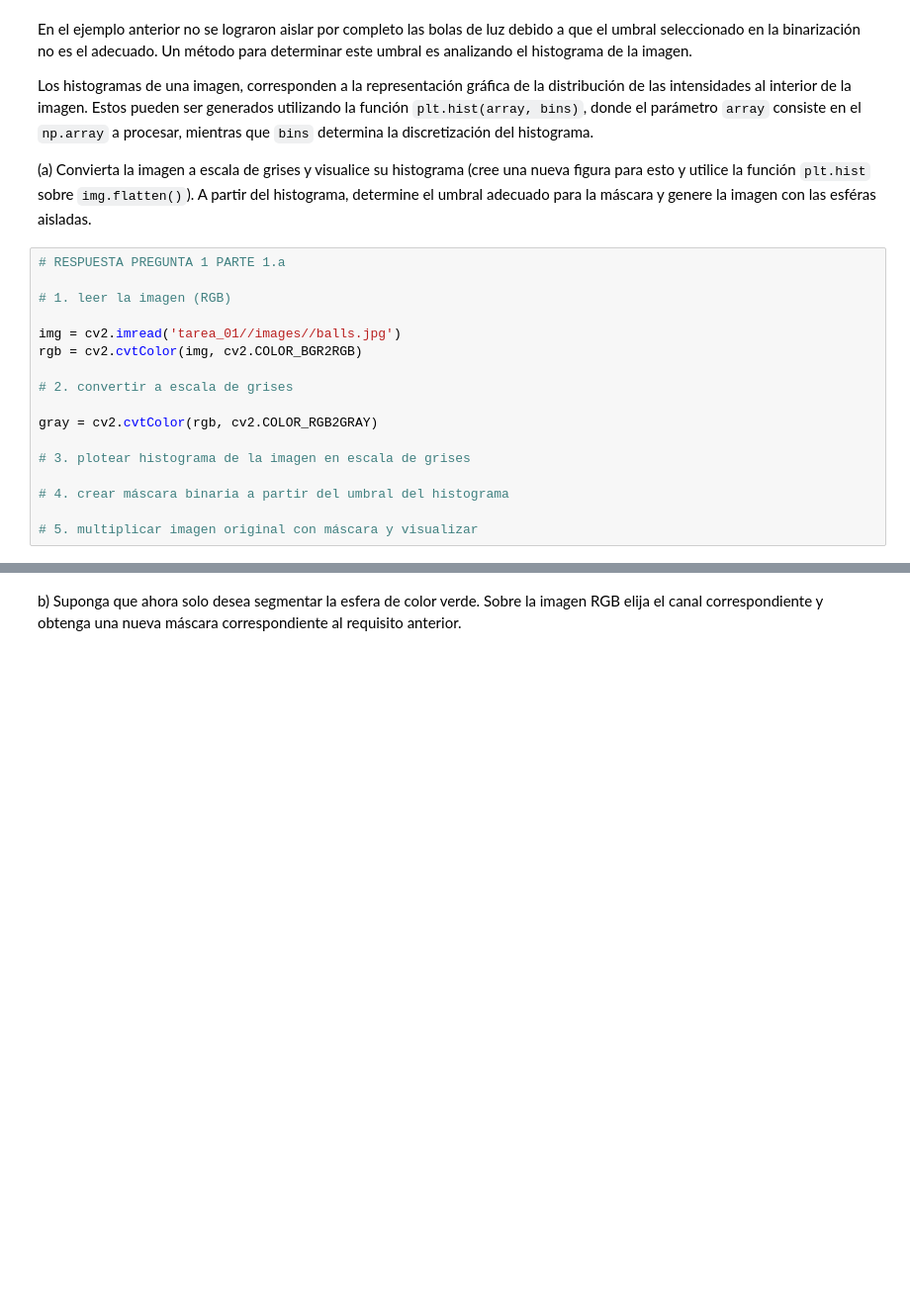
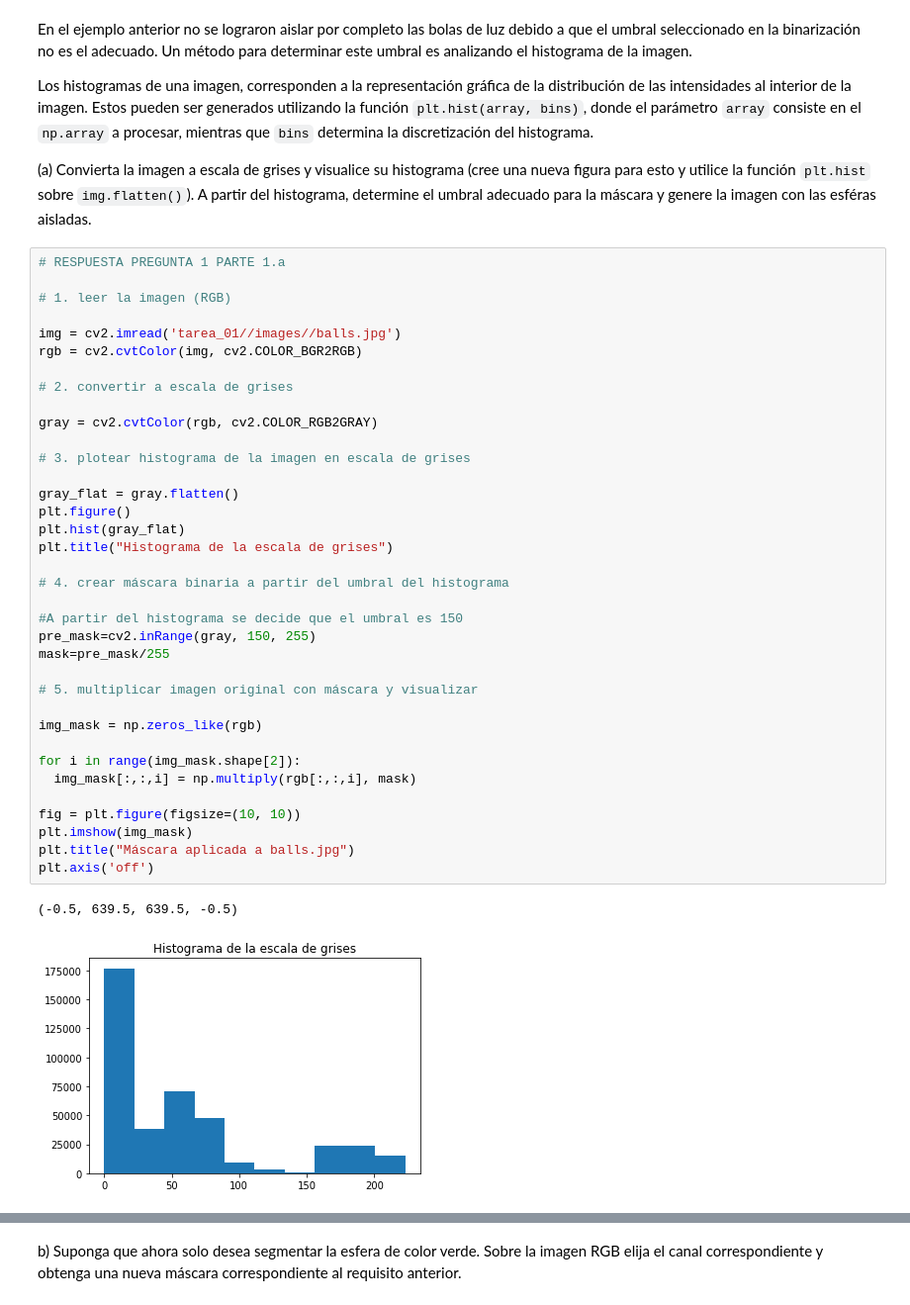
Before and after one commit to DiemenMemen/ME4707, a Jupyter notebook: tarea_01.ipynb, the cells around one changed output, grey strips where cells are left out. Shown at 99% size. Drawn from its saved outputs; the diff is of its cells as text; blank space fills up the shorter version.

```diff
--- a/tarea_01.ipynb
+++ b/tarea_01.ipynb
@@ -152,17 +152,39 @@ Los histogramas de una imagen, corresponden a la representación gráfica de la
 # %%
 # RESPUESTA PREGUNTA 1 PARTE 1.a
 
 # 1. leer la imagen (RGB)
 
 img = cv2.imread('tarea_01//images//balls.jpg')
 rgb = cv2.cvtColor(img, cv2.COLOR_BGR2RGB)
 
 # 2. convertir a escala de grises
 
 gray = cv2.cvtColor(rgb, cv2.COLOR_RGB2GRAY)
 
 # 3. plotear histograma de la imagen en escala de grises
 
+gray_flat = gray.flatten()
+plt.figure()
+plt.hist(gray_flat)
+plt.title("Histograma de la escala de grises")
+
 # 4. crear máscara binaria a partir del umbral del histograma
 
+#A partir del histograma se decide que el umbral es 150
+pre_mask=cv2.inRange(gray, 150, 255)
+mask=pre_mask/255
+
 # 5. multiplicar imagen original con máscara y visualizar
+
+img_mask = np.zeros_like(rgb)
+
+for i in range(img_mask.shape[2]):
+  img_mask[:,:,i] = np.multiply(rgb[:,:,i], mask)
+
+fig = plt.figure(figsize=(10, 10))
+plt.imshow(img_mask)
+plt.title("Máscara aplicada a balls.jpg")
+plt.axis('off')
+# %% [output]
+(-0.5, 639.5, 639.5, -0.5)
+[figure, added]
```
Also changed, not shown: parts of 1 cell of this notebook.
